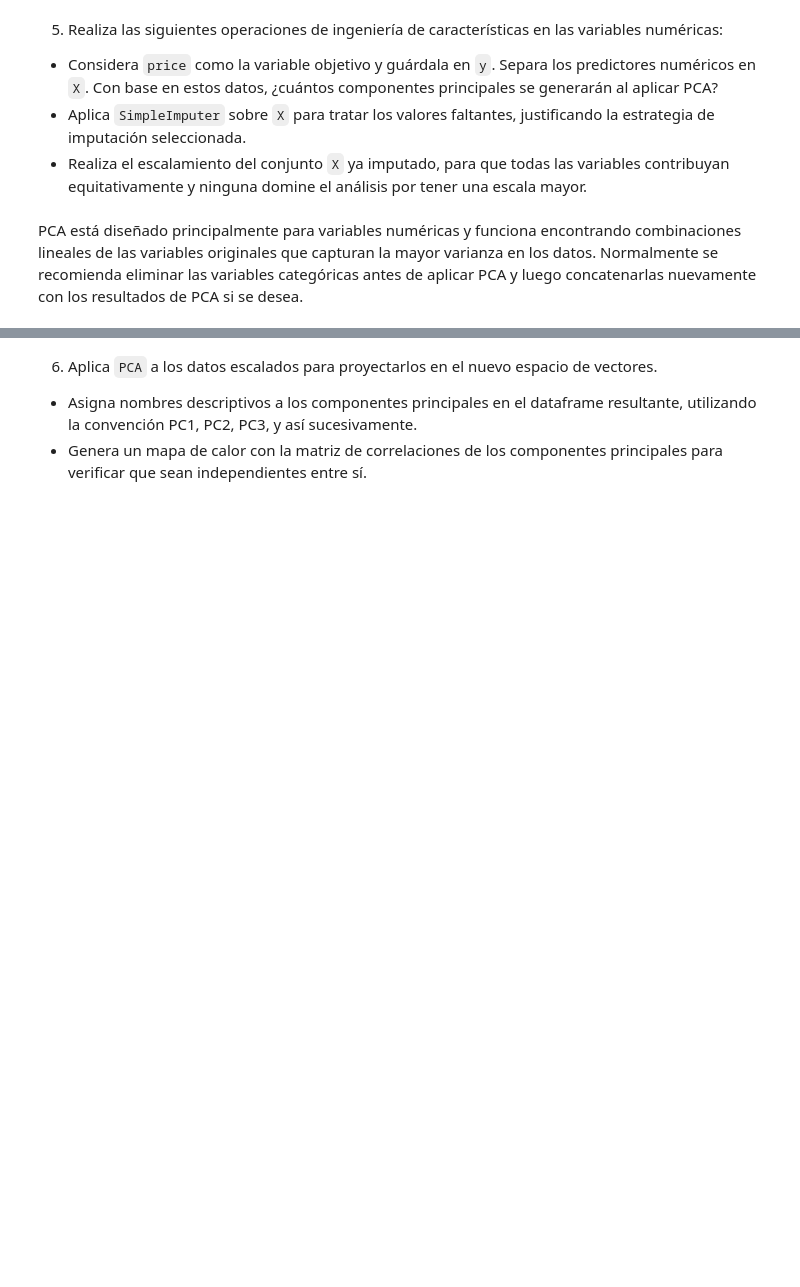
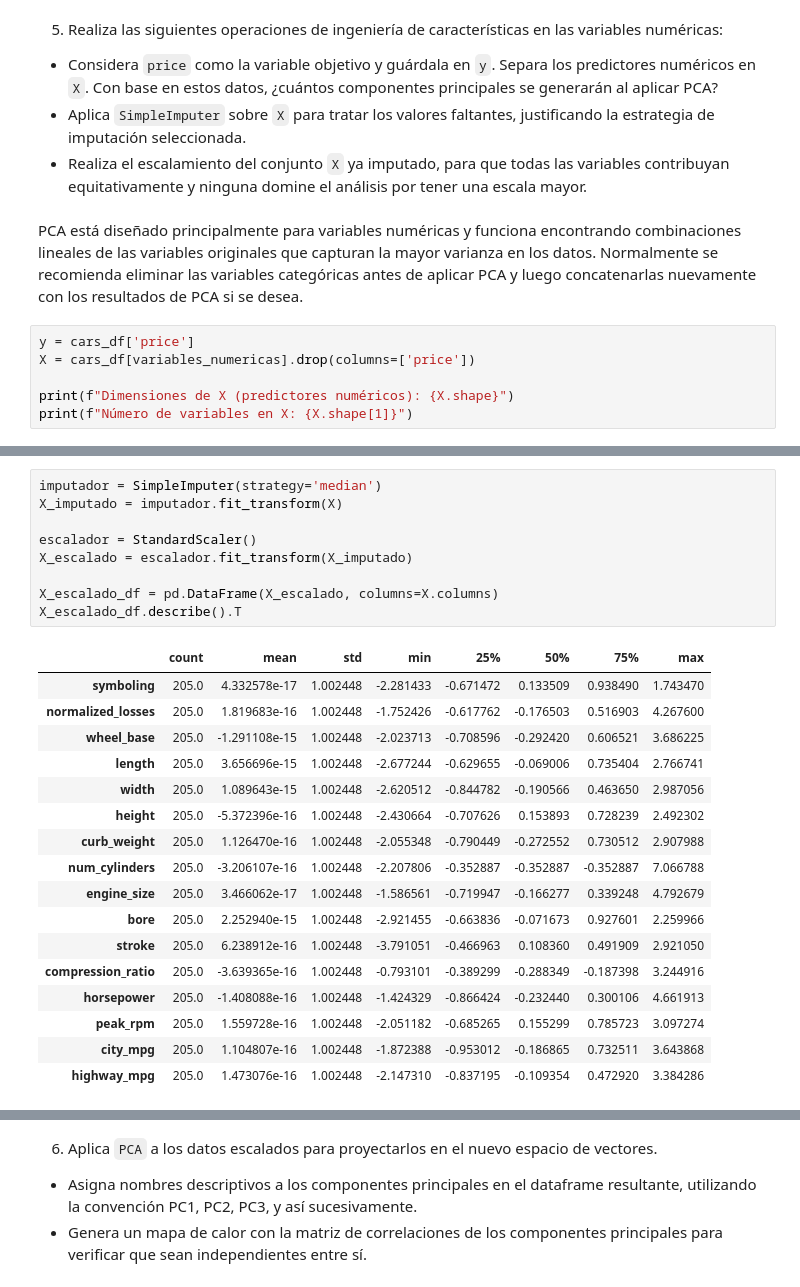
Before and after one commit to joshgc19/tc5053-datascience-A01841021-joshua-gamboa, a Jupyter notebook: Actividad7PCA.ipynb, the cells around one changed output, grey strips where cells are left out. Saved outputs shown, nothing was run; the diff lists cells and outputs as text; blank space fills up the shorter version.

```diff
--- a/Actividad7PCA.ipynb
+++ b/Actividad7PCA.ipynb
@@ -478,3 +518,9 @@ En el análisis de correlación se observa que existen muchos pares de variables
 * Realiza el escalamiento del conjunto `X` ya imputado, para que todas las variables contribuyan equitativamente y ninguna domine el análisis por tener una escala mayor.
 # %% [markdown]
 PCA está diseñado principalmente para variables numéricas y funciona encontrando combinaciones lineales de las variables originales que capturan la mayor varianza en los datos. Normalmente se recomienda eliminar las variables categóricas antes de aplicar PCA y luego concatenarlas nuevamente con los resultados de PCA si se desea.
+# %%
+y = cars_df['price']
+X = cars_df[variables_numericas].drop(columns=['price'])
+
+print(f"Dimensiones de X (predictores numéricos): {X.shape}")
+print(f"Número de variables en X: {X.shape[1]}")
@@ -480,0 +534,27 @@ PCA está diseñado principalmente para variables numéricas y funciona encontra
+# %%
+imputador = SimpleImputer(strategy='median')
+X_imputado = imputador.fit_transform(X)
+
+escalador = StandardScaler()
+X_escalado = escalador.fit_transform(X_imputado)
+
+X_escalado_df = pd.DataFrame(X_escalado, columns=X.columns)
+X_escalado_df.describe().T
+# %% [output]
+|  | count | mean | std | min | 25% | 50% | 75% | max |
+| symboling | 205.0 | 4.332578e-17 | 1.002448 | -2.281433 | -0.671472 | 0.133509 | 0.938490 | 1.743470 |
+| normalized_losses | 205.0 | 1.819683e-16 | 1.002448 | -1.752426 | -0.617762 | -0.176503 | 0.516903 | 4.267600 |
+| wheel_base | 205.0 | -1.291108e-15 | 1.002448 | -2.023713 | -0.708596 | -0.292420 | 0.606521 | 3.686225 |
+| length | 205.0 | 3.656696e-15 | 1.002448 | -2.677244 | -0.629655 | -0.069006 | 0.735404 | 2.766741 |
+| width | 205.0 | 1.089643e-15 | 1.002448 | -2.620512 | -0.844782 | -0.190566 | 0.463650 | 2.987056 |
+| height | 205.0 | -5.372396e-16 | 1.002448 | -2.430664 | -0.707626 | 0.153893 | 0.728239 | 2.492302 |
+| curb_weight | 205.0 | 1.126470e-16 | 1.002448 | -2.055348 | -0.790449 | -0.272552 | 0.730512 | 2.907988 |
+| num_cylinders | 205.0 | -3.206107e-16 | 1.002448 | -2.207806 | -0.352887 | -0.352887 | -0.352887 | 7.066788 |
+| engine_size | 205.0 | 3.466062e-17 | 1.002448 | -1.586561 | -0.719947 | -0.166277 | 0.339248 | 4.792679 |
+| bore | 205.0 | 2.252940e-15 | 1.002448 | -2.921455 | -0.663836 | -0.071673 | 0.927601 | 2.259966 |
+| stroke | 205.0 | 6.238912e-16 | 1.002448 | -3.791051 | -0.466963 | 0.108360 | 0.491909 | 2.921050 |
+| compression_ratio | 205.0 | -3.639365e-16 | 1.002448 | -0.793101 | -0.389299 | -0.288349 | -0.187398 | 3.244916 |
+| horsepower | 205.0 | -1.408088e-16 | 1.002448 | -1.424329 | -0.866424 | -0.232440 | 0.300106 | 4.661913 |
+| peak_rpm | 205.0 | 1.559728e-16 | 1.002448 | -2.051182 | -0.685265 | 0.155299 | 0.785723 | 3.097274 |
+| city_mpg | 205.0 | 1.104807e-16 | 1.002448 | -1.872388 | -0.953012 | -0.186865 | 0.732511 | 3.643868 |
+| highway_mpg | 205.0 | 1.473076e-16 | 1.002448 | -2.147310 | -0.837195 | -0.109354 | 0.472920 | 3.384286 |
```
Also changed, not shown: parts of 7 cells of this notebook.
